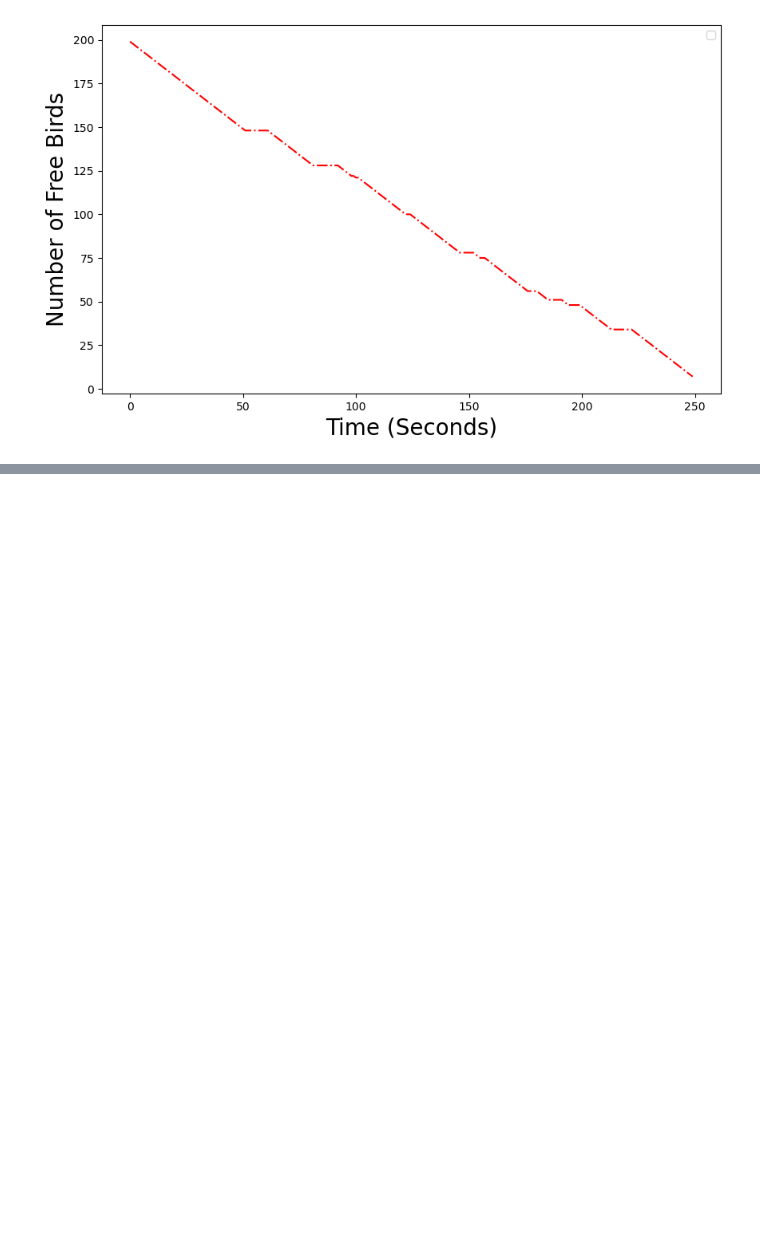
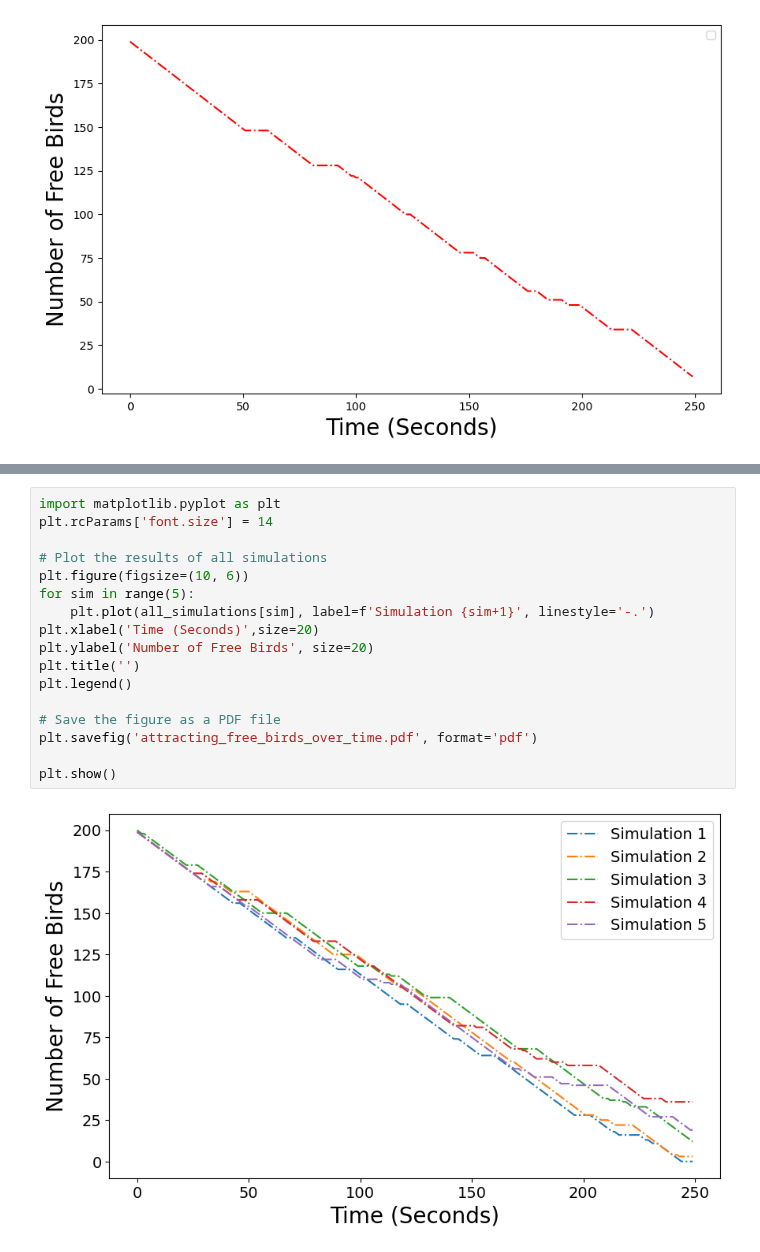
Before and after one commit to orlaghk/Flocking-Drone-Control, a Jupyter notebook: Final_Attracting_Model.ipynb, the cells around one changed output, grey strips where cells are left out. Drawn from its saved outputs; the diff is of its cells as text; blank space fills up the shorter version.

Commit message:
5 simulations

```diff
--- a/Final_Attracting_Model.ipynb
+++ b/Final_Attracting_Model.ipynb
@@ -267,0 +298,19 @@ No artists with labels found to put in legend.  Note that artists whose label st
+# %%
+import matplotlib.pyplot as plt
+plt.rcParams['font.size'] = 14
+
+# Plot the results of all simulations
+plt.figure(figsize=(10, 6))
+for sim in range(5):
+    plt.plot(all_simulations[sim], label=f'Simulation {sim+1}', linestyle='-.')
+plt.xlabel('Time (Seconds)',size=20)
+plt.ylabel('Number of Free Birds', size=20)
+plt.title('')
+plt.legend()
+
+# Save the figure as a PDF file
+plt.savefig('attracting_free_birds_over_time.pdf', format='pdf')
+
+plt.show()
+# %% [output]
+[figure, added]
```
Also changed, not shown: parts of 1 cell of this notebook, 1 other file.
